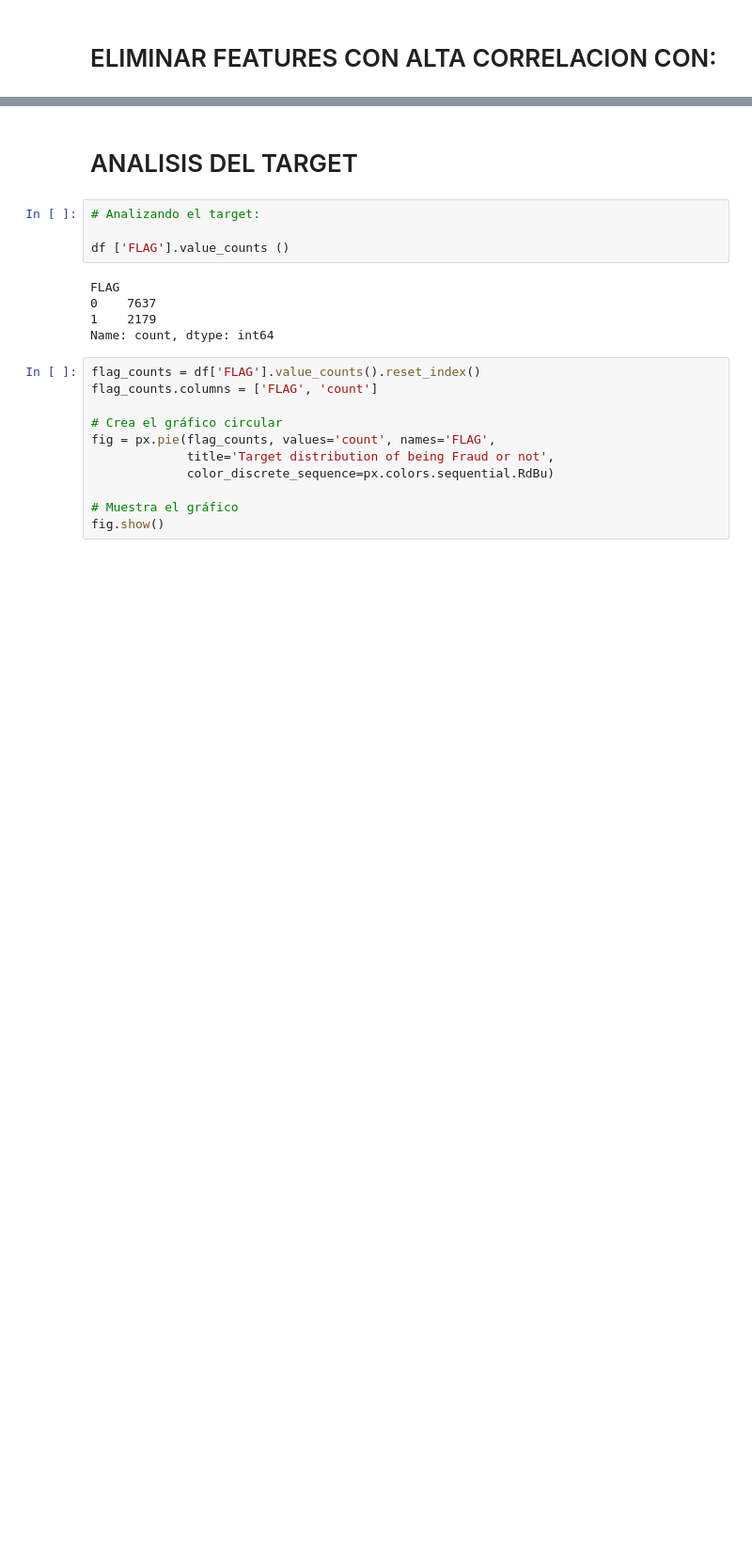
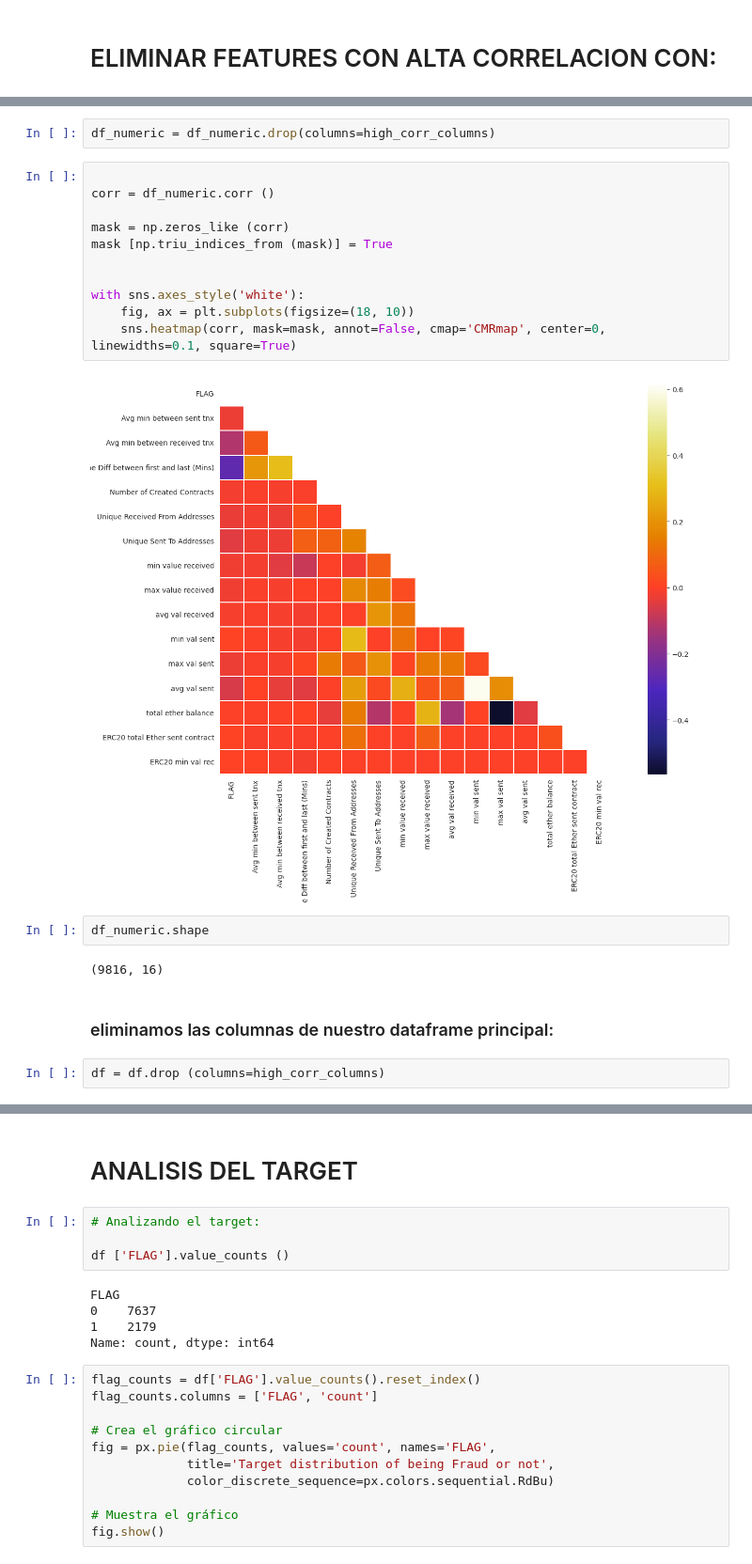
Before and after one commit to mankolepanto/Proyecto_ML, a Jupyter notebook: limpieza_data.ipynb, the cells around one changed output, grey strips where cells are left out. Shown at 94% size. Saved outputs shown, nothing was run; the diff lists cells and outputs as text; blank space fills up the shorter version.

```diff
--- a/limpieza_data.ipynb
+++ b/limpieza_data.ipynb
@@ -445,0 +542,23 @@ df = pd.concat([first_two_cols, remaining_cols], axis=1)
+# %%
+df_numeric = df_numeric.drop(columns=high_corr_columns)
+# %%
+
+corr = df_numeric.corr ()
+
+mask = np.zeros_like (corr)
+mask [np.triu_indices_from (mask)] = True
+
+
+with sns.axes_style('white'):
+    fig, ax = plt.subplots(figsize=(18, 10))
+    sns.heatmap(corr, mask=mask, annot=False, cmap='CMRmap', center=0, linewidths=0.1, square=True)
+# %% [output]
+[figure, added]
+# %%
+df_numeric.shape
+# %% [output]
+(9816, 16)
+# %% [markdown]
+### eliminamos las columnas de nuestro dataframe principal:
+# %%
+df = df.drop (columns=high_corr_columns)
```
Also changed, not shown: parts of 38 cells of this notebook, 18 other files.
